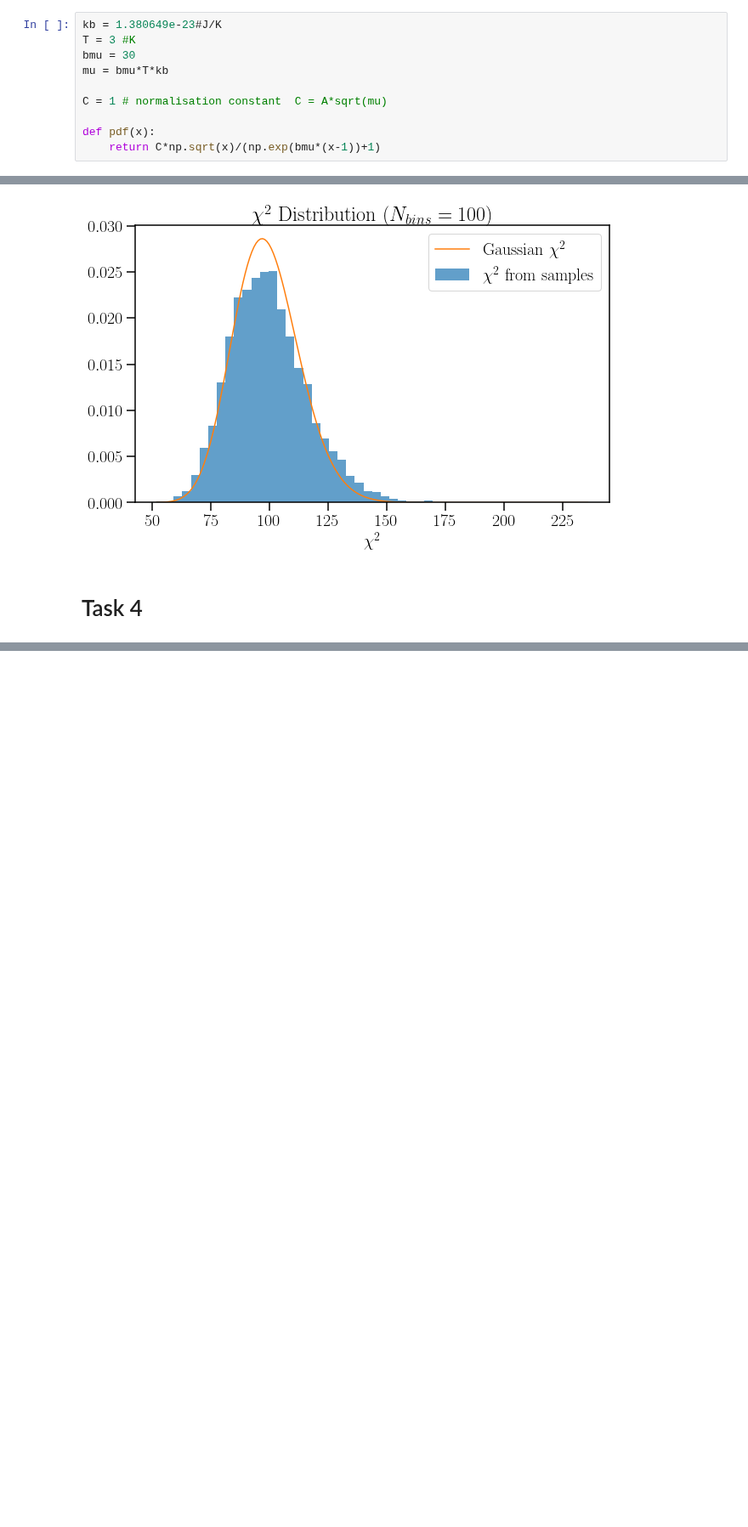
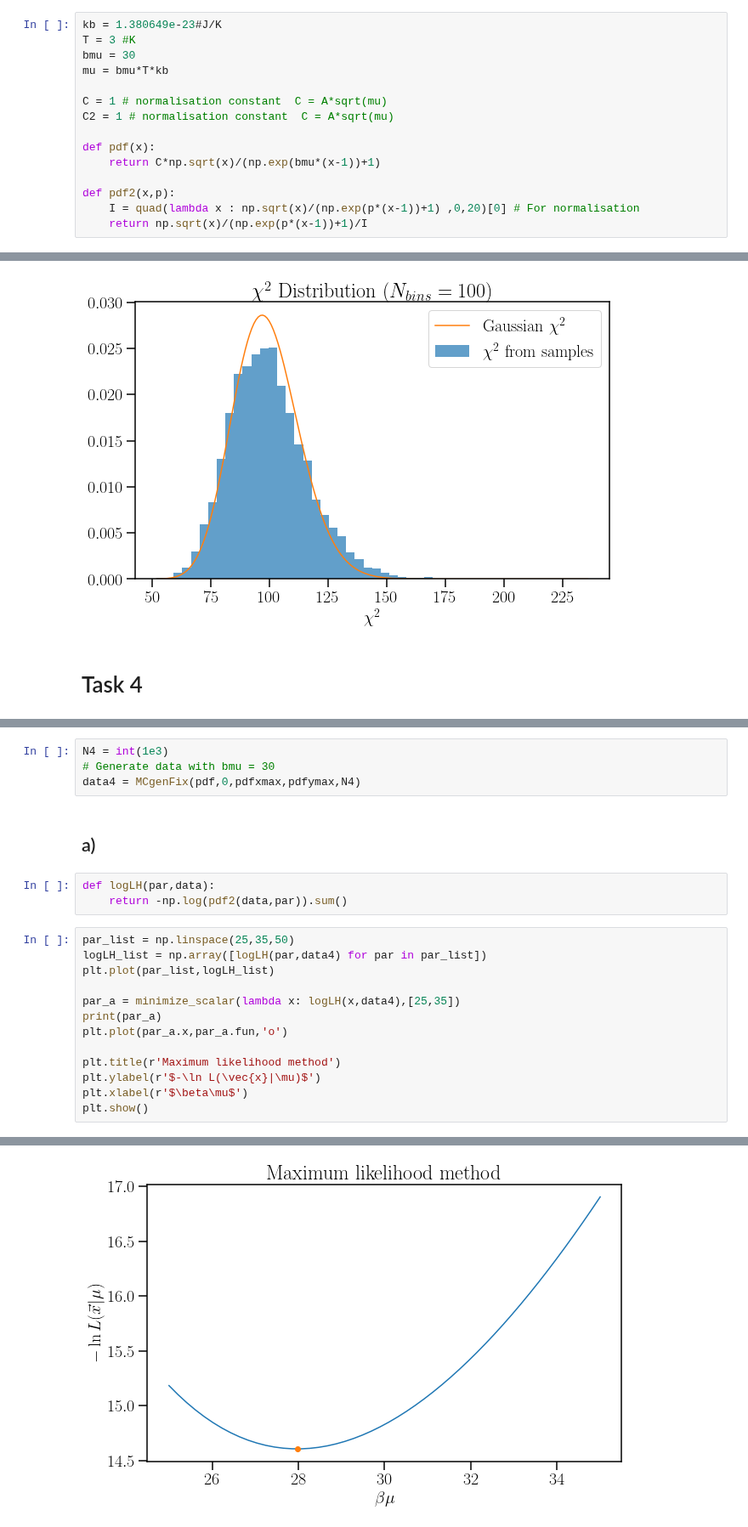
Before and after one commit to Nayaqs/stats, a Jupyter notebook: FinalProject-Andres.ipynb, the cells around one changed output, grey strips where cells are left out. Shown at 85% size. Cells and saved outputs as stored; diff of their text form; blank space fills up the shorter version.

```diff
--- a/FinalProject-Andres.ipynb
+++ b/FinalProject-Andres.ipynb
@@ -28,9 +28,14 @@ bmu = 30
 mu = bmu*T*kb
 
 C = 1 # normalisation constant  C = A*sqrt(mu)
+C2 = 1 # normalisation constant  C = A*sqrt(mu)
 
 def pdf(x):
     return C*np.sqrt(x)/(np.exp(bmu*(x-1))+1)
+
+def pdf2(x,p):
+    I = quad(lambda x : np.sqrt(x)/(np.exp(p*(x-1))+1) ,0,20)[0] # For normalisation
+    return np.sqrt(x)/(np.exp(p*(x-1))+1)/I
 # %% [markdown]
 $$f(\epsilon) = A\,\frac{\sqrt{\epsilon}}{\exp(\beta\,(\epsilon - \mu))+1}$$
 $$ x = \frac{\epsilon}{\mu} \hspace{1cm} C = A\cdot\sqrt{\mu} \hspace{1cm} \beta\cdot\mu = 30$$
@@ -424,0 +432,23 @@ for nbin in nbins:
+# %%
+N4 = int(1e3)
+# Generate data with bmu = 30
+data4 = MCgenFix(pdf,0,pdfxmax,pdfymax,N4)
+# %% [markdown]
+## a)
+# %%
+def logLH(par,data):
+    return -np.log(pdf2(data,par)).sum()
+# %%
+par_list = np.linspace(25,35,50)
+logLH_list = np.array([logLH(par,data4) for par in par_list])
+plt.plot(par_list,logLH_list)
+
+par_a = minimize_scalar(lambda x: logLH(x,data4),[25,35])
+print(par_a)
+plt.plot(par_a.x,par_a.fun,'o')
+
+plt.title(r'Maximum likelihood method')
+plt.ylabel(r'$-\ln L(\vec{x}|\mu)$')
+plt.xlabel(r'$\beta\mu$')
+plt.show()
+# %% [output]
@@ -424,0 +460 @@ for nbin in nbins:
+[figure, added]
```
Also changed, not shown: parts of 10 cells of this notebook.
